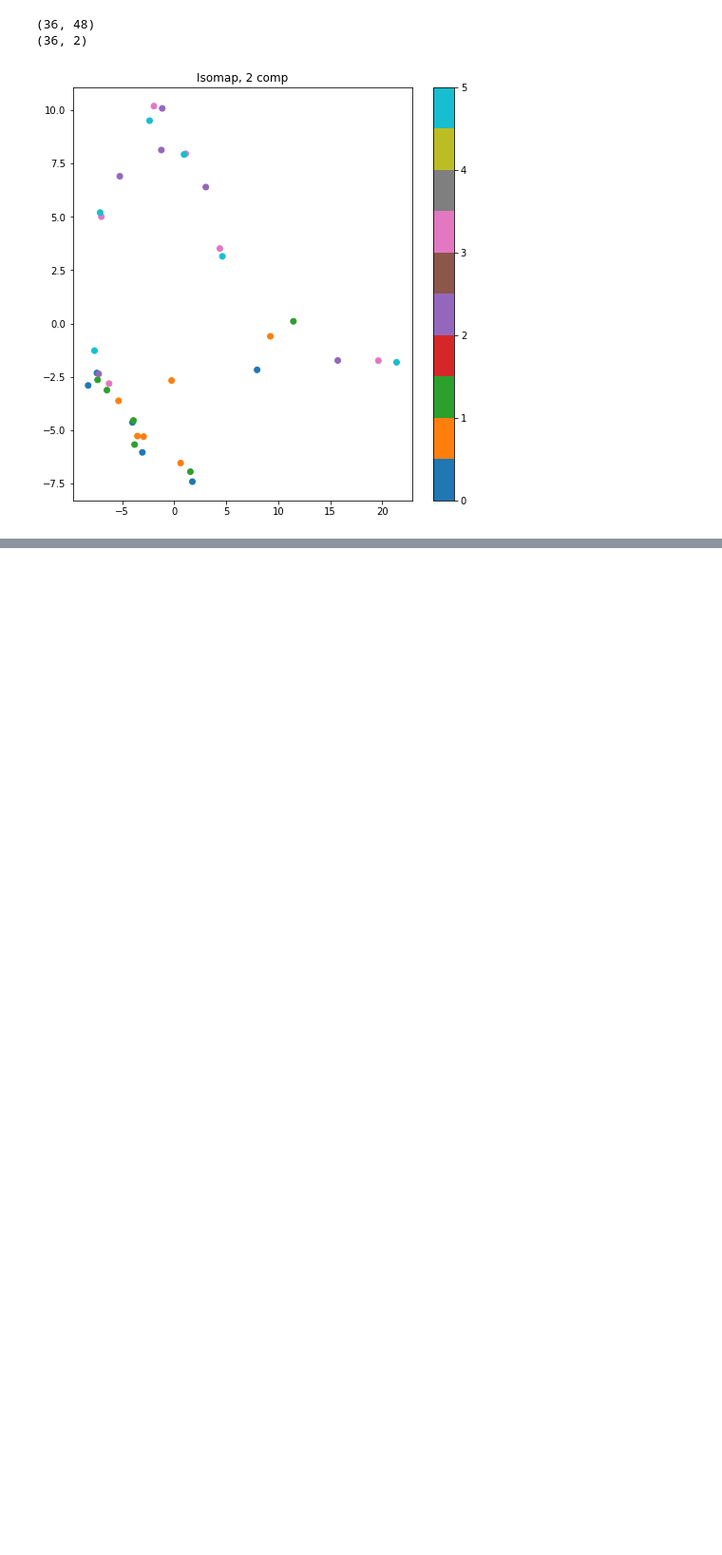
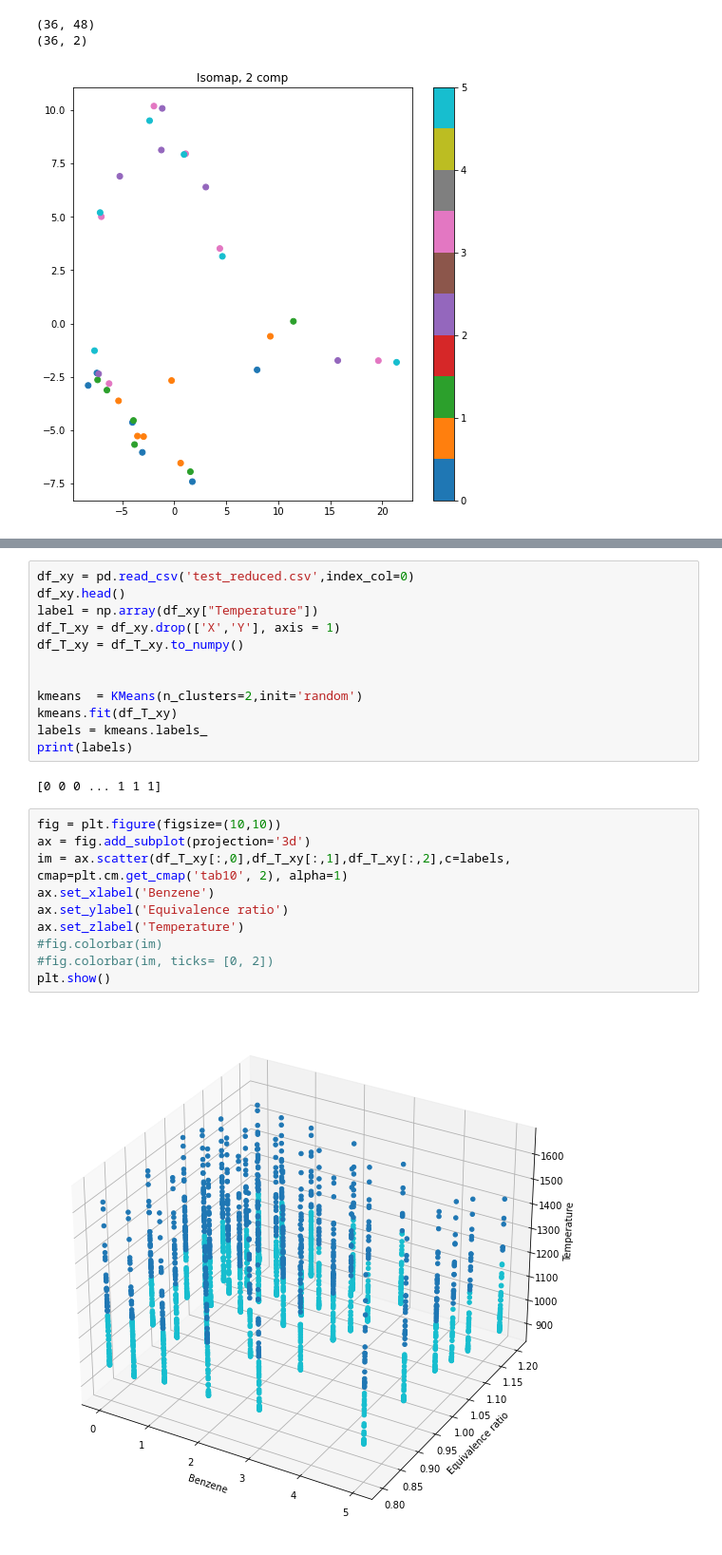
Before and after one commit to alesspiscopo/Data-Driven-MILD, a Jupyter notebook: PCA_grid.ipynb, the cells around one changed output, grey strips where cells are left out. Shown at 95% size. Saved outputs shown, nothing was run; the diff lists cells and outputs as text; blank space fills up the shorter version.

```diff
--- a/PCA_grid.ipynb
+++ b/PCA_grid.ipynb
@@ -341,0 +330,26 @@ ValueError: shape mismatch: objects cannot be broadcast to a single shape
+# %%
+df_xy = pd.read_csv('test_reduced.csv',index_col=0)
+df_xy.head()
+label = np.array(df_xy["Temperature"])
+df_T_xy = df_xy.drop(['X','Y'], axis = 1)
+df_T_xy = df_T_xy.to_numpy()
+
+
+kmeans  = KMeans(n_clusters=2,init='random')
+kmeans.fit(df_T_xy)
+labels = kmeans.labels_
+print(labels)
+# %% [output]
+[0 0 0 ... 1 1 1]
+# %%
+fig = plt.figure(figsize=(10,10))
+ax = fig.add_subplot(projection='3d')
+im = ax.scatter(df_T_xy[:,0],df_T_xy[:,1],df_T_xy[:,2],c=labels, cmap=plt.cm.get_cmap('tab10', 2), alpha=1)
+ax.set_xlabel('Benzene')
+ax.set_ylabel('Equivalence ratio')
+ax.set_zlabel('Temperature')
+#fig.colorbar(im)
+#fig.colorbar(im, ticks= [0, 2])
+plt.show()
+# %% [output]
+[figure, added]
```
Also changed, not shown: parts of 6 cells of this notebook.
